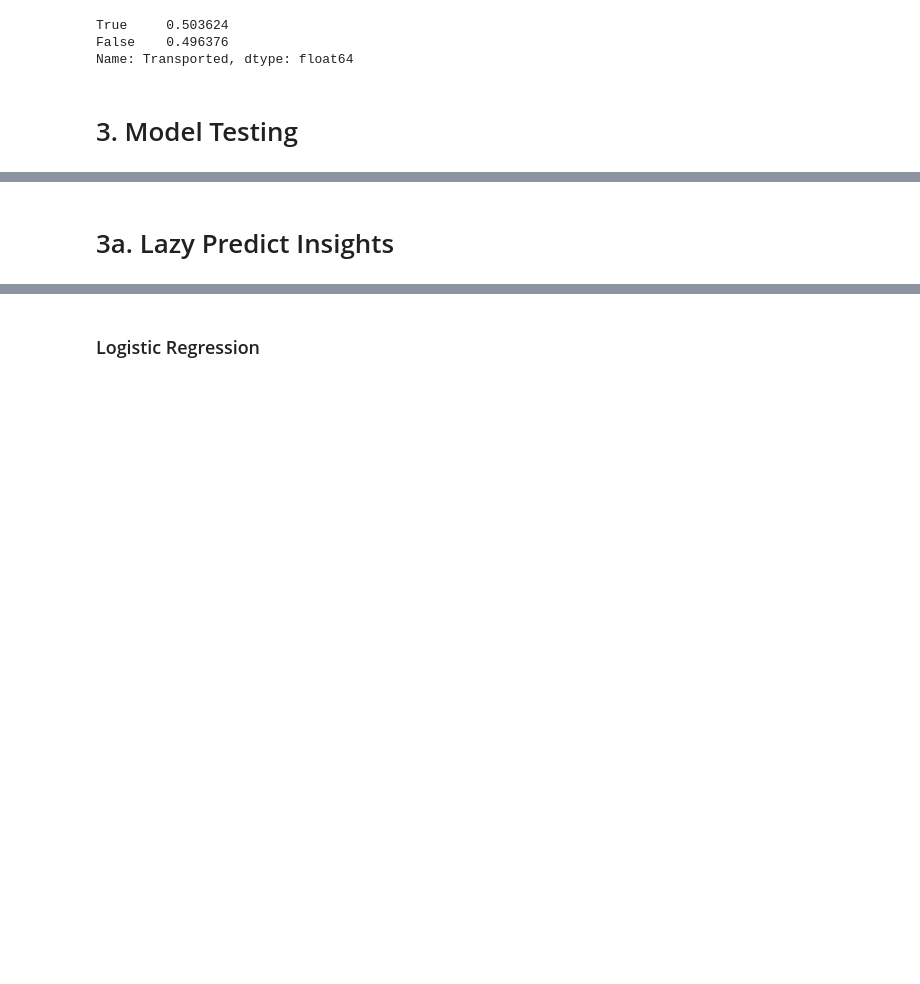
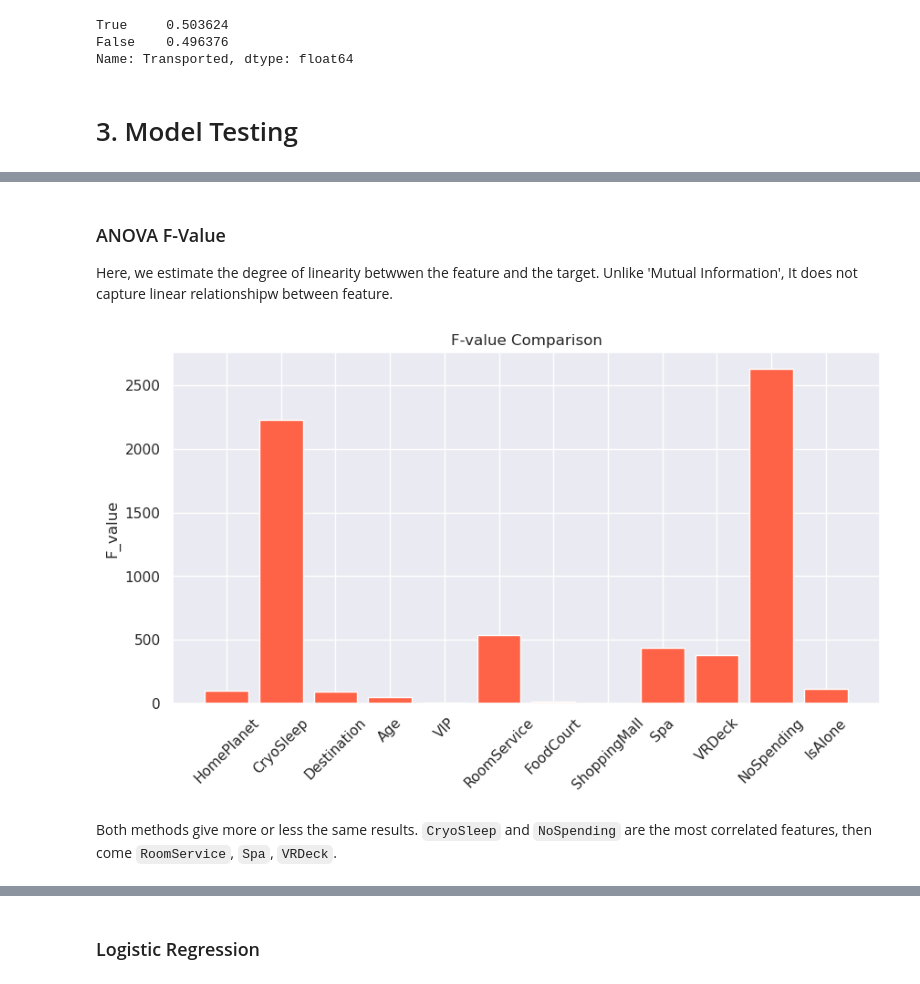
Before and after one commit to ValeryBonneau/space-titanic, a Jupyter notebook: spaceship-titanic.ipynb, the cells around one changed output, grey strips where cells are left out. Drawn from its saved outputs; the diff is of its cells as text; code cells hidden in the pictures; blank space fills up the shorter version.

```diff
--- a/spaceship-titanic.ipynb
+++ b/spaceship-titanic.ipynb
@@ -531,3 +465,0 @@ ImportError: cannot import name '_fit_context' from 'sklearn.base' (/opt/conda/l
-# %% [markdown]
-<a id="section-three-a"></a>
-# 3a. Lazy Predict Insights
@@ -542,0 +466,22 @@ print(models)
+# %% [markdown]
+### ANOVA F-Value
+Here, we estimate the degree of linearity betwwen the feature and the target. Unlike 'Mutual Information', It does not capture linear relationshipw between feature.
+# %%
+from sklearn.feature_selection import f_classif
+
+feature_names = X_train.columns
+f_value = f_classif(X_train, y_train)
+
+# for feature in zip(feature_names, f_value[0]):
+#     print(feature)
+
+plt.figure(figsize=(10,5))
+plt.bar(x=feature_names, height=f_value[0], color='tomato')
+plt.xticks(rotation=45)
+plt.ylabel('F_value')
+plt.title('F-value Comparison')
+plt.show();
+# %% [output]
+[figure, added]
+# %% [markdown]
+Both methods give more or less the same results. `CryoSleep` and `NoSpending` are the most correlated features, then come `RoomService`, `Spa`, `VRDeck`.
```
Also changed, not shown: parts of 49 cells of this notebook.
